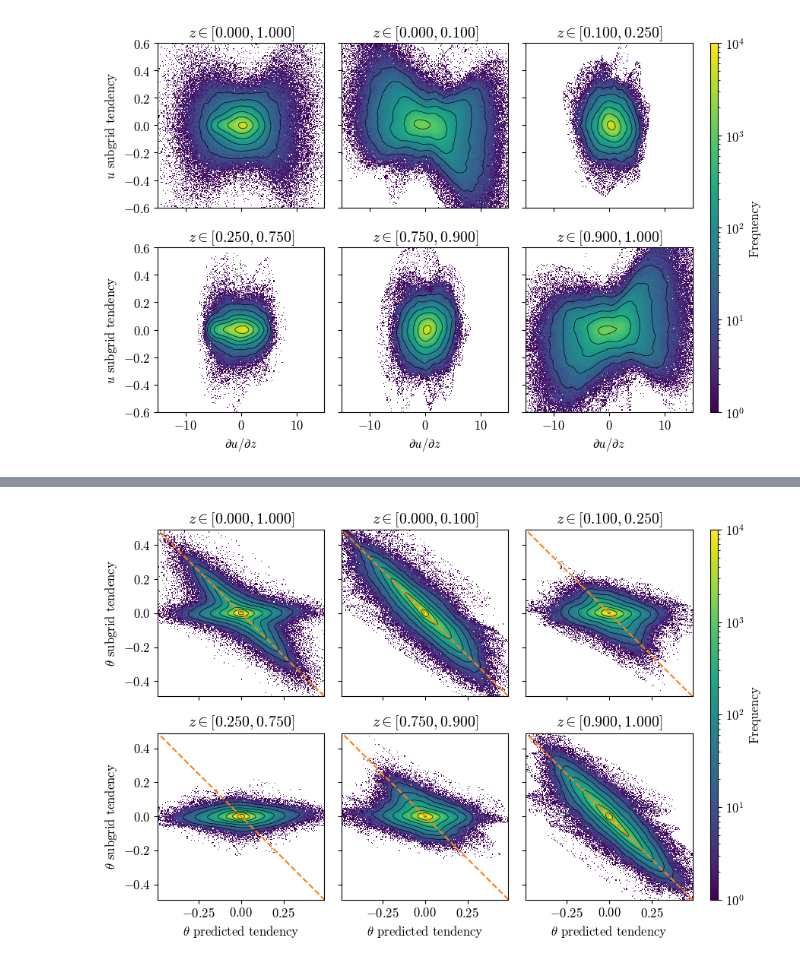
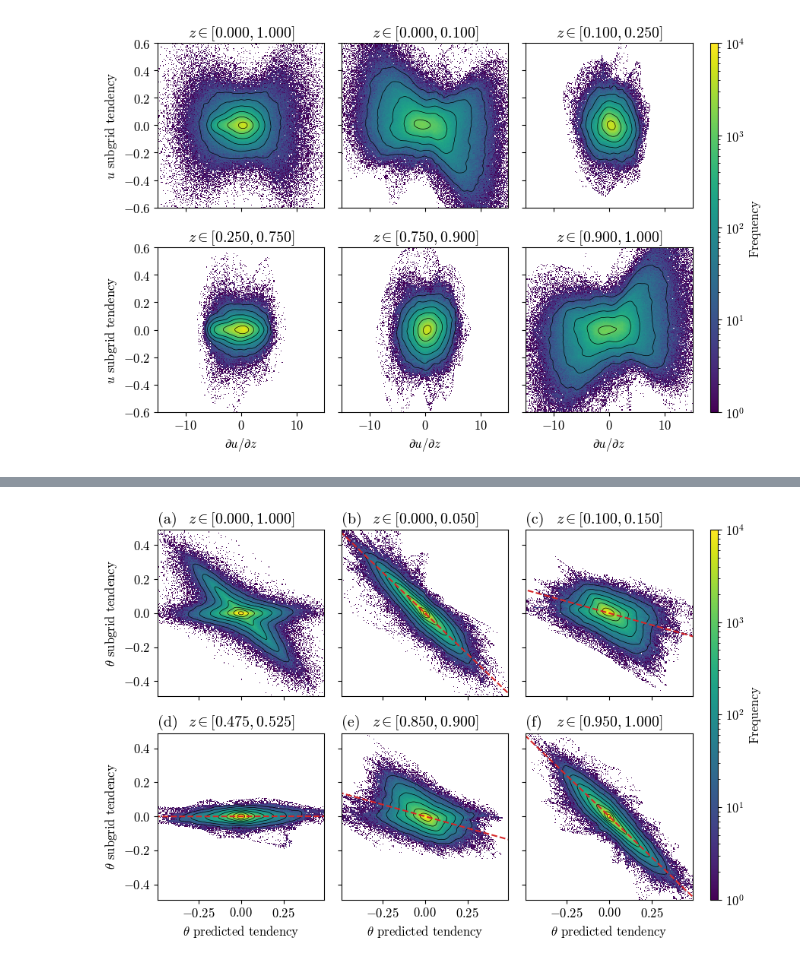
Before and after one commit to tschanzer/honours-project, a Jupyter notebook: final_notebooks/tendencies.ipynb, the cells around one changed output, grey strips where cells are left out. Drawn from its saved outputs; the diff is of its cells as text; code cells hidden in the pictures.

```diff
--- a/final_notebooks/tendencies.ipynb
+++ b/final_notebooks/tendencies.ipynb
@@ -247,0 +245,30 @@ fig.tight_layout()
+# %%
+RANGES = [
+    (0., 1.), (0., 0.05), (0.1, 0.15), (0.475, 0.525), (0.85, 0.9), (0.95, 1.),
+]
+MAX_N = 10
+x_predict = np.array([-2., 2.])
+# %%
+rng = np.random.default_rng(seed=0)
+x_sample = rng.uniform(0, ASPECT, N_SAMPLES)
+z_sample = rng.uniform(0, 1, N_SAMPLES)
+
+def fit(pred_tend, subgrid_tend, max_n):
+    subgrid_tend = tools.sample(subgrid_tend, x_sample, z_sample)
+    pred_tend = tools.sample(pred_tend, x_sample, z_sample)
+    regressors = np.column_stack([
+        (np.atleast_2d((z_sample - 1/2)**(2*n)).T * pred_tend).ravel()
+        for n in range(max_n + 1)
+    ])
+    model = sm.OLS(subgrid_tend.ravel(), regressors)
+    results = model.fit()
+    print(results.summary())
+    return results
+
+def predict(result, pred_tend, z, max_n):
+    x = np.column_stack([
+        (z - 1/2)**(2*n) * pred_tend for n in range(max_n + 1)
+    ])
+    return result.predict(x)
+# %%
+theta_result = fit(pred_coarse_tend.theta, subgrid_tend.theta, MAX_N)
@@ -248,24 +293,28 @@ fig.tight_layout()
 # %%
 fig = plt.figure(figsize=(9, 6))
 n_rows, n_cols = 2, 3
 gs = plt.GridSpec(n_rows, n_cols+1, width_ratios=[1, 1, 1, 0.05])
 axes = np.array([
     [fig.add_subplot(gs[i,j]) for j in range(n_cols)] for i in range(n_rows)
 ])
 for ax in axes[:-1,:].flat: ax.set_xticklabels([])
 for ax in axes[:,1:].flat: ax.set_yticklabels([])
 
 meshes = tools.plot_z_dependence(
     pred_coarse_tend.theta, subgrid_tend.theta,
     axes=axes, z_ranges=RANGES, n_samples=N_SAMPLES, aspect=ASPECT, sigma=2,
     bins=[200, 200], range=[[-0.49, 0.49], [-0.49, 0.49]], vmin=1, vmax=1e4,
 )
 fig.colorbar(meshes[0,0], cax=fig.add_subplot(gs[:,-1]), label='Frequency')
-for ax in axes.flat: ax.plot([-1, 1], [1, -1], '--', color='tab:orange')
+
+for i in range(1, 6):
+    prediction = predict(theta_result, x_predict, sum(RANGES[i])/2, MAX_N)
+    axes.flat[i].plot(x_predict, prediction, color='tab:red', linestyle='--')
 
 for ax in axes[-1,:]: ax.set_xlabel('$\\theta$ predicted tendency')
 for ax in axes[:,0]: ax.set_ylabel('$\\theta$ subgrid tendency')
+tools.label_subplots(axes)
 
 fig.tight_layout()
 # %% [output]
-[figure, old version]
+[figure, new version]
```
Also changed, not shown: parts of 12 cells of this notebook.
